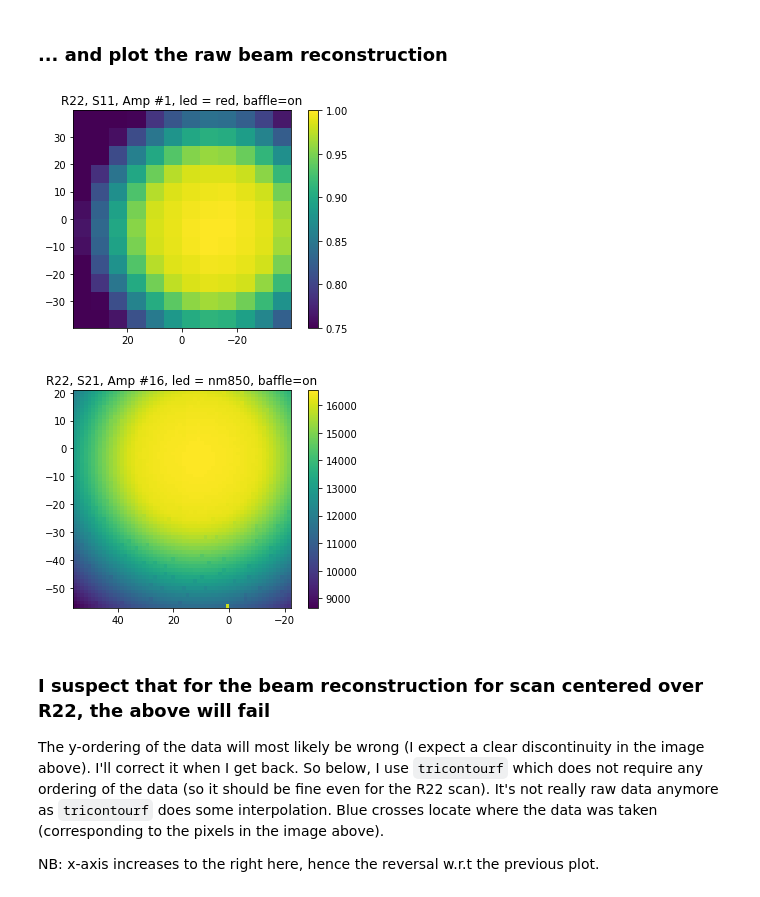
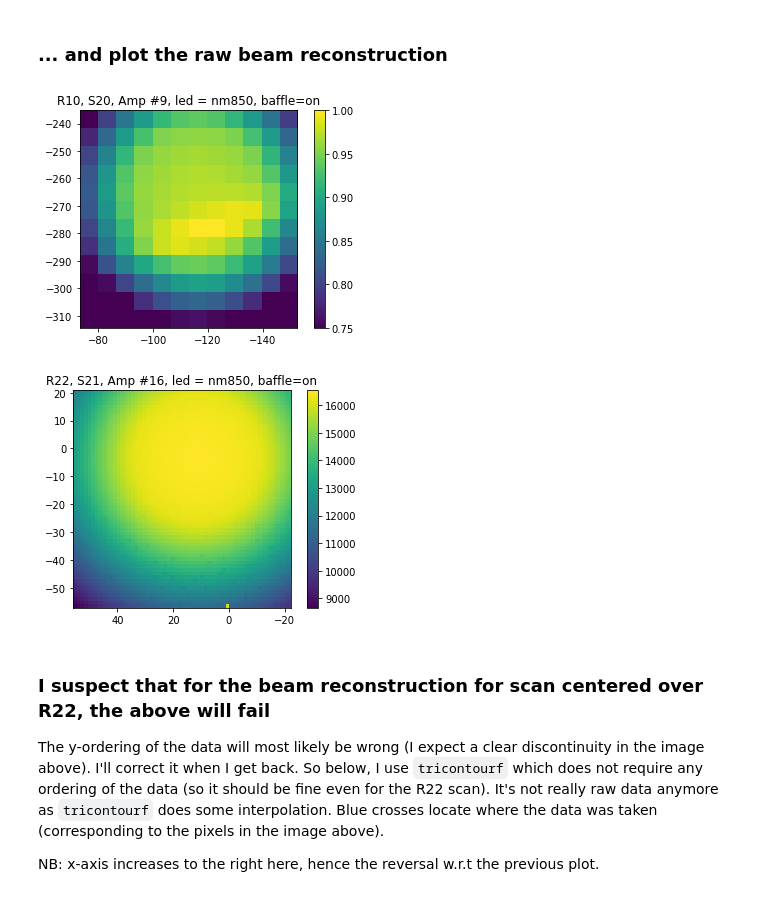
Before and after one commit to lsst-camera-dh/ccob-wb, a Jupyter notebook: notebooks/make_raw_beam.ipynb, the cells around one changed output. Drawn from its saved outputs; the diff is of its cells as text; code cells hidden in the pictures.

```diff
--- a/notebooks/make_raw_beam.ipynb
+++ b/notebooks/make_raw_beam.ipynb
@@ -89,9 +76,9 @@ print(bb.raw_data['xarr'][135],bb.raw_data['yarr'][135],bb.raw_data['val'][12][1
 ### Load the beam object created above...
 # %%
 import pickle as pkl
-config['tmp_dir']='/home/combet/tmp_MR/60x60/'
-ref_raft='R22'
-ref_slot='S21'
+config['tmp_dir']='/home/combet/tmp_MR/12x12/'
+ref_raft='R10'
+ref_slot='S20'
 baffle='on'
 #led = b.config['led_name']
 led = 'nm850'
@@ -99,25 +86,33 @@ bb = pkl.load(open(config['tmp_dir']+'beam_object_'+ref_raft+'_'+ref_slot+'_'+le
 # %% [markdown]
 ### ... and plot the raw beam reconstruction
 # %%
-amp=1 # 1-16, select the channel used for the reconstruction
+amp=9 # 1-16, select the channel used for the reconstruction
 
 binsize = (max(bb.raw_data['yarr'])-min(bb.raw_data['yarr']))/11
 extent = [max(bb.raw_data['xarr'])+binsize/2,
           min(bb.raw_data['xarr'])-binsize/2,
           min(bb.raw_data['yarr'])-binsize/2,
           max(bb.raw_data['yarr'])+binsize/2]
 
 tmp = np.asarray(bb.raw_data['val'][amp])/np.asarray(bb.raw_data['pd_value']) # correct for the control photodiode value
 tmp = tmp / max(tmp) # normalise to the max
 
 plt.imshow(np.flip(np.reshape(tmp,(12,12), order='F'),axis=1), extent=extent, origin='lower', vmin=0.75)
 plt.title(ref_raft+', '+ref_slot+', Amp #'+str(amp)+', led = '+led+', baffle='+baffle)
 plt.colorbar()
 basename = ref_raft+'_'+ref_slot+'_'+str(amp)+'_'+baffle
 plt.savefig(config['tmp_dir']+'/beam_'+basename+'_'+led+'.png')
 # %% [output]
-[figure, old version]
+[figure, new version]
 # %%
+config['tmp_dir']='/home/combet/tmp_MR/60x60/'
+ref_raft='R22'
+ref_slot='S21'
+baffle='on'
+#led = b.config['led_name']
+led = 'nm850'
+bb = pkl.load(open(config['tmp_dir']+'beam_object_'+ref_raft+'_'+ref_slot+'_'+led+'_'+baffle+'.pkl','rb'))
+
 amp=16 # 1-16, select the channel used for the reconstruction
 
 binsize = (max(bb.raw_data['yarr'])-min(bb.raw_data['yarr']))/59
@@ -135,7 +130,7 @@ plt.colorbar()
 basename = ref_raft+'_'+ref_slot+'_'+str(amp)+'_'+baffle
 plt.savefig(config['tmp_dir']+'/beam_'+basename+'_'+led+'.png')
 # %% [output]
-[figure, old version]
+[figure, new version]
 # %% [markdown]
 ### I suspect that for the beam reconstruction for scan centered over R22, the above will fail
 
```
Also changed, not shown: parts of 2 cells of this notebook, 6 other files.
